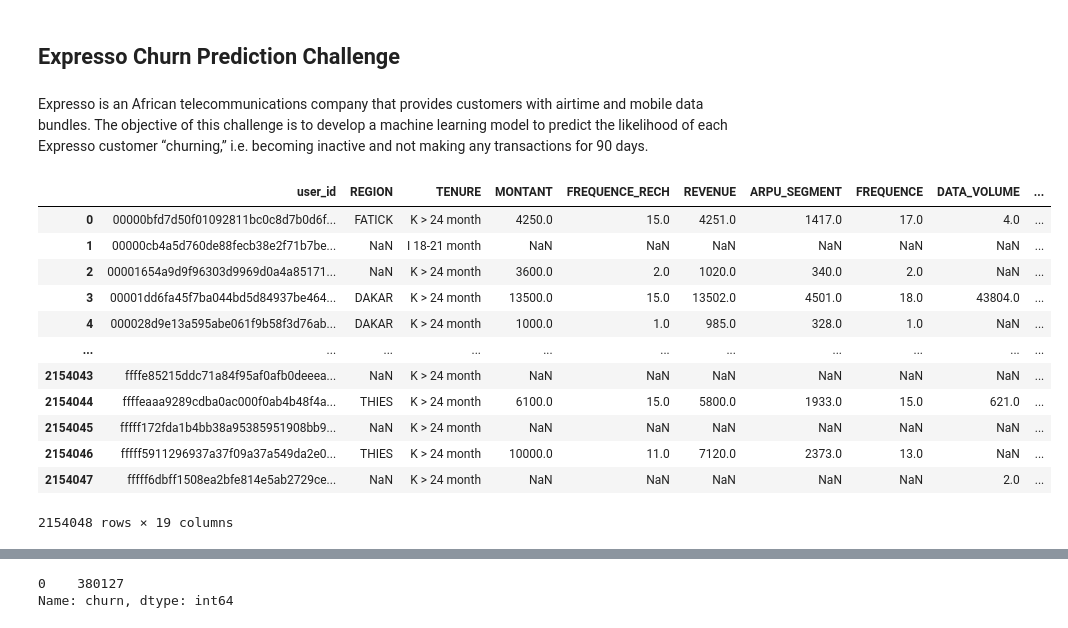
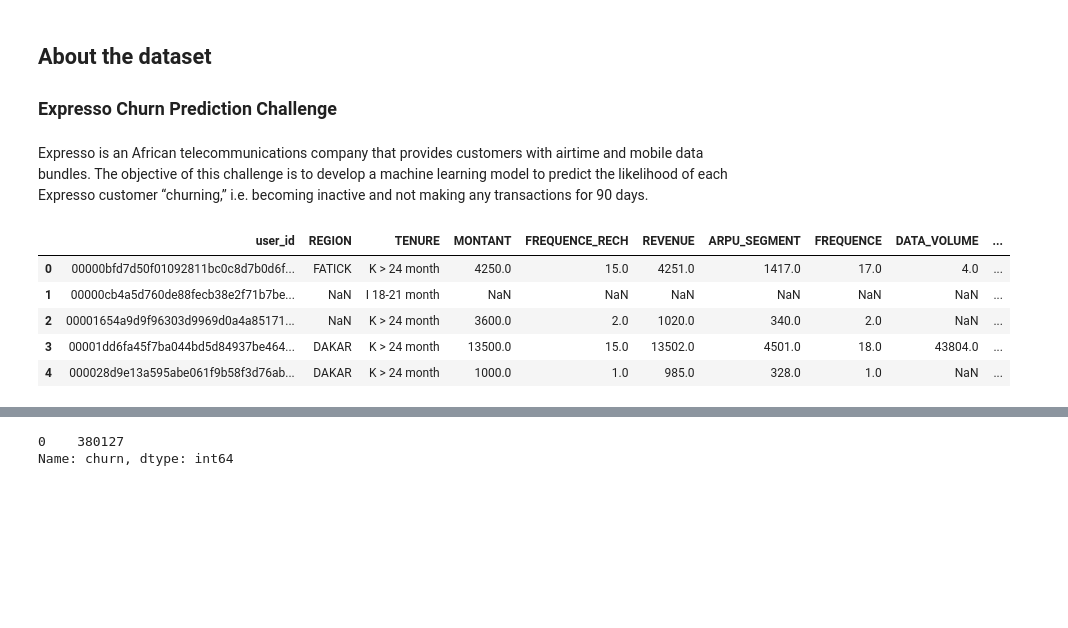
Before and after one commit to loopiiu/DSP2_Endterm, a Jupyter notebook: notebook/dsp2_endterm.ipynb, the cells around one changed output, grey strips where cells are left out. Drawn from its saved outputs; the diff is of its cells as text; code cells hidden in the pictures; blank space fills up the shorter version.

```diff
--- a/notebook/dsp2_endterm.ipynb
+++ b/notebook/dsp2_endterm.ipynb
@@ -4,25 +4,19 @@ import pandas as pd
 import seaborn as sns
 import matplotlib.pyplot as plt
 # %% [markdown]
-## Expresso Churn Prediction Challenge
+## About the dataset
+### Expresso Churn Prediction Challenge
 # %% [markdown]
 Expresso is an African telecommunications company that provides customers with airtime and mobile data bundles. The objective of this challenge is to develop a machine learning model to predict the likelihood of each Expresso customer “churning,” i.e. becoming inactive and not making any transactions for 90 days.
 # %%
 train = pd.read_csv('Train.csv')
-train
+train.head()
 # %% [output]
 |  | user_id | REGION | TENURE | MONTANT | FREQUENCE_RECH | REVENUE | ARPU_SEGMENT | FREQUENCE | DATA_VOLUME | ... |
 | 0 | 00000bfd7d50f01092811bc0c8d7b0d6f... | FATICK | K > 24 month | 4250.0 | 15.0 | 4251.0 | 1417.0 | 17.0 | 4.0 | ... |
 | 1 | 00000cb4a5d760de88fecb38e2f71b7be... | NaN | I 18-21 month | NaN | NaN | NaN | NaN | NaN | NaN | ... |
 | 2 | 00001654a9d9f96303d9969d0a4a85171... | NaN | K > 24 month | 3600.0 | 2.0 | 1020.0 | 340.0 | 2.0 | NaN | ... |
 | 3 | 00001dd6fa45f7ba044bd5d84937be464... | DAKAR | K > 24 month | 13500.0 | 15.0 | 13502.0 | 4501.0 | 18.0 | 43804.0 | ... |
 | 4 | 000028d9e13a595abe061f9b58f3d76ab... | DAKAR | K > 24 month | 1000.0 | 1.0 | 985.0 | 328.0 | 1.0 | NaN | ... |
-| ... | ... | ... | ... | ... | ... | ... | ... | ... | ... | ... |
-| 2154043 | ffffe85215ddc71a84f95af0afb0deeea... | NaN | K > 24 month | NaN | NaN | NaN | NaN | NaN | NaN | ... |
-| 2154044 | ffffeaaa9289cdba0ac000f0ab4b48f4a... | THIES | K > 24 month | 6100.0 | 15.0 | 5800.0 | 1933.0 | 15.0 | 621.0 | ... |
-| 2154045 | fffff172fda1b4bb38a95385951908bb9... | NaN | K > 24 month | NaN | NaN | NaN | NaN | NaN | NaN | ... |
-| 2154046 | fffff5911296937a37f09a37a549da2e0... | THIES | K > 24 month | 10000.0 | 11.0 | 7120.0 | 2373.0 | 13.0 | NaN | ... |
-| 2154047 | fffff6dbff1508ea2bfe814e5ab2729ce... | NaN | K > 24 month | NaN | NaN | NaN | NaN | NaN | 2.0 | ... |
-2154048 rows × 19 columns
 # %%
 test = pd.read_csv('Test.csv')
```
Also changed, not shown: parts of 187 cells of this notebook.
